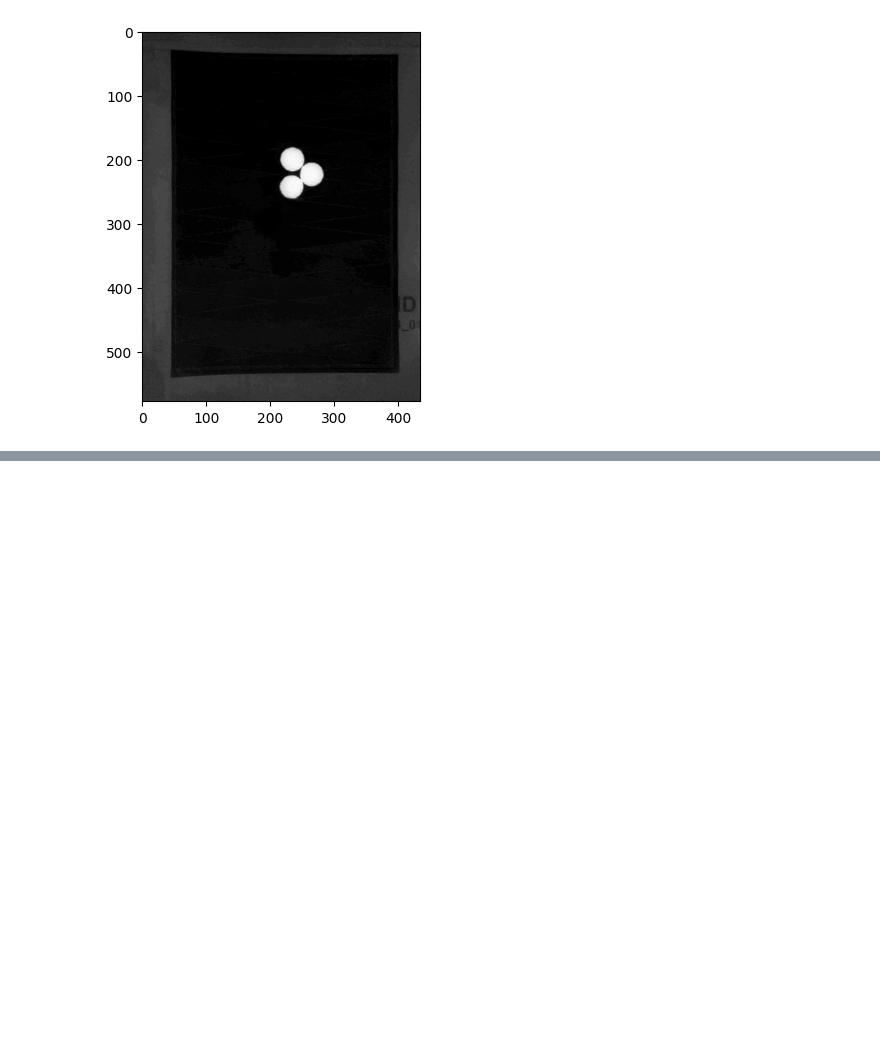
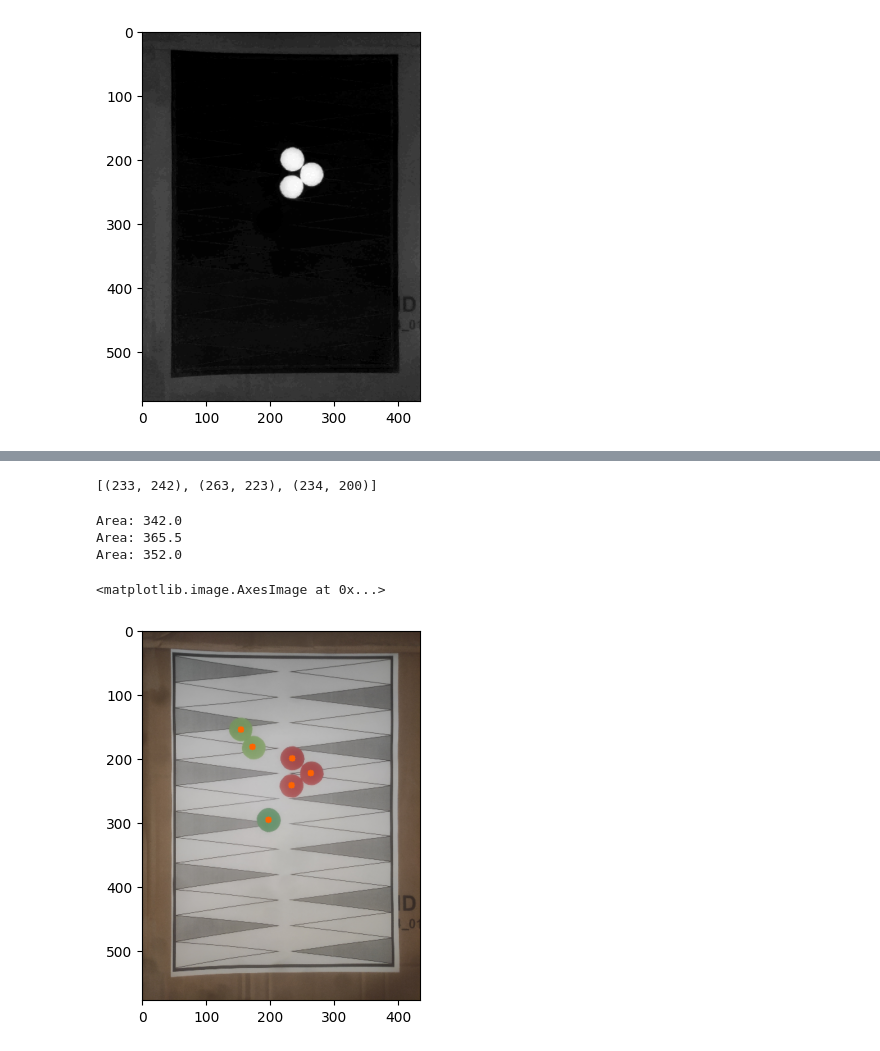
Before and after one commit to gallbotond/opencv-python, a Jupyter notebook: blob-detect2.ipynb, the cells around one changed output, grey strips where cells are left out. Cells and saved outputs as stored; diff of their text form; code cells hidden in the pictures; blank space fills up the shorter version.

```diff
--- a/blob-detect2.ipynb
+++ b/blob-detect2.ipynb
@@ -67,0 +61,6 @@ plt.imshow(img_with_contours)
+# %%
+# filter the contours by area
+filtered_contours = [
+    contour for contour in contours if cv2.contourArea(contour) > 250
+]
+filtered_contours
@@ -67,0 +85,33 @@ plt.imshow(img_with_contours)
+# %%
+# get the center of each contour and save it in a list
+centers = []
+for contour in filtered_contours:
+    moments = cv2.moments(contour)
+    center = (
+        int(moments["m10"] / moments["m00"]),
+        int(moments["m01"] / moments["m00"]),
+    )
+    centers.append(center)
+
+centers
+# %% [output]
+[(233, 242), (263, 223), (234, 200)]
+# %%
+# print the area of the contours
+# calculate and print the area of each contour
+for contour in filtered_contours:
+    area = cv2.contourArea(contour)
+    print(f"Area: {area}")
+# %% [output]
+Area: 342.0
+Area: 365.5
+Area: 352.0
+# %%
+# draw points for each center
+for center in centers:
+    cv2.circle(img_rgb, center, 5, (255, 100, 0), -1)
+
+plt.imshow(img_rgb)
+# %% [output]
+<matplotlib.image.AxesImage at 0x...>
+[figure, added]
```
Also changed, not shown: parts of 6 cells of this notebook.
